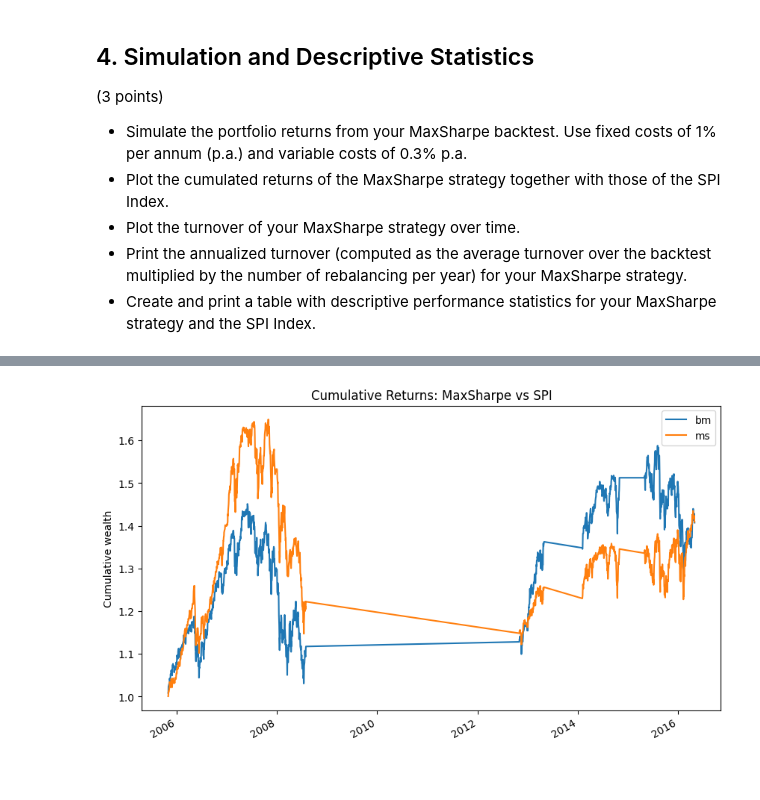
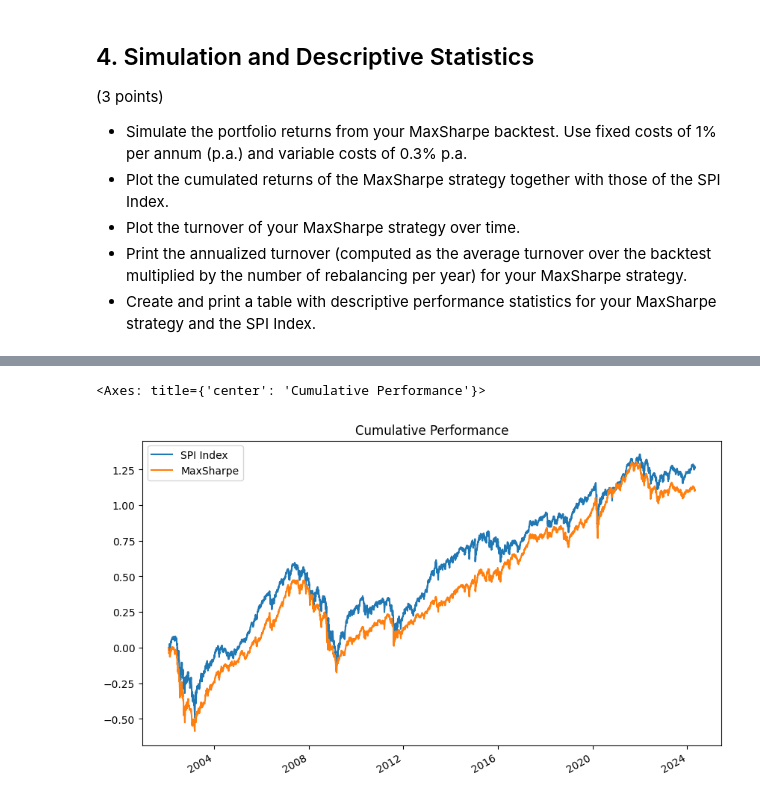
Before and after one commit to MatildeVenturi/qpmwp-course, a Jupyter notebook: assignments/assignment_3.ipynb, the cells around one changed output, grey strips where cells are left out. Drawn from its saved outputs; the diff is of its cells as text; code cells hidden in the pictures.

```diff
--- a/assignments/assignment_3.ipynb
+++ b/assignments/assignment_3.ipynb
@@ -597,10 +403,25 @@ return_series
-# %%
-# Plot the cumulative returns of the strategy and the benchmark
-cum_sim = (1 + sim).cumprod()
-cum_sim.plot(figsize=(10, 6), title="Cumulative Returns: MaxSharpe vs SPI")
-plt.ylabel("Cumulative wealth")
-plt.show()
-# %% [output]
-[figure, removed]
+# %%
+fixed_costs = 0.01
+variable_costs = 0.003
+return_series = bs.data.get_return_series(weekdays_only=False)
+
+sim_ms = bt_ms.strategy.simulate(
+    return_series=return_series,
+    fc=fixed_costs,
+    vc=variable_costs
+)
+
+sim = pd.concat({
+    'bm': bs.data.bm_series,
+    'ms': sim_ms,
+}, axis = 1).dropna()
+
+sim.columns = ['SPI Index', 'MaxSharpe']
+
+# Plot the cumulative returns of the strategy and the benchmark
+np.log(1 + sim).cumsum().plot(title='Cumulative Performance', figsize=(10, 6))
+# %% [output]
+<Axes: title={'center': 'Cumulative Performance'}>
+[figure, added]
 # %%
 # Turnover
```
Also changed, not shown: parts of 12 cells of this notebook.
